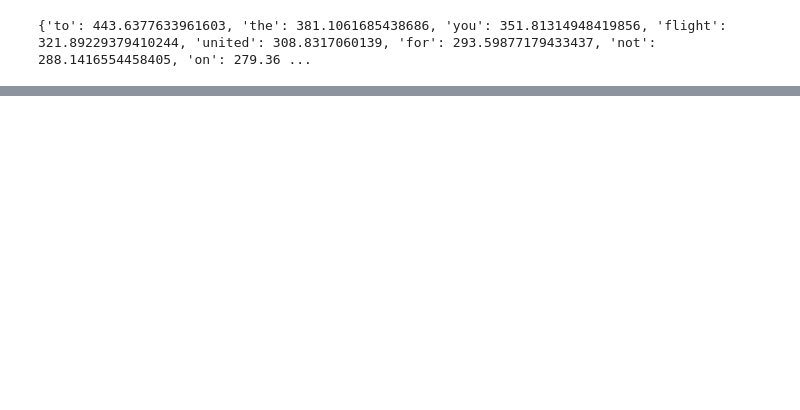
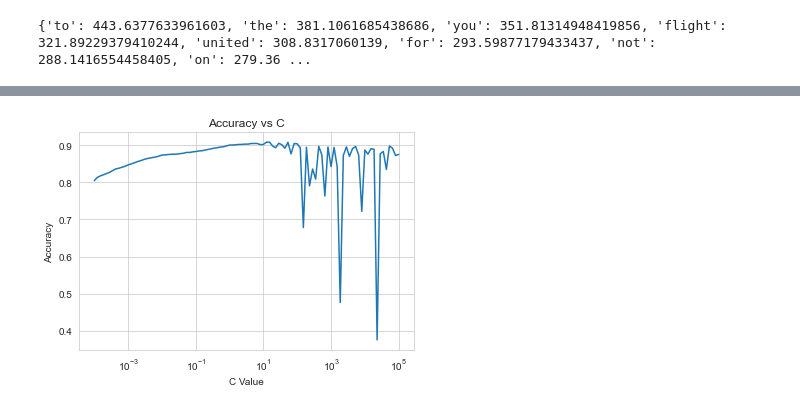
Before and after one commit to ahsun-tariq/cs-534-ia4, a Jupyter notebook: IA4 (1).ipynb, the cells around one changed output, grey strips where cells are left out. Cells and saved outputs as stored; diff of their text form; code cells hidden in the pictures; blank space fills up the shorter version.

```diff
--- a/IA4 (1).ipynb
+++ b/IA4 (1).ipynb
@@ -1071,0 +865,19 @@ c_value 7.054802310718645 score 0.9188
+# %%
+x = weighted_average_embeddings(features_train,vocab,ge,words_freq)
+# %%
+sparse_x = csr_matrix(x)
+# %%
+c_values = numpy.logspace(-4, 5, 100)
+scores = []
+best = 0
+best_c = 0
+for c_value in c_values:
+    model_train = LinearSVC(random_state=12345, C = c_value)
+    model_train.fit(sparse_x , target_train)
+    score = model_train.score(X = sparse_x , y = target_train)
+    if score > best:
+        best = score
+        best_c = c_value
+    scores.append(score)
+    print('c_value', c_value, 'score', score)
+print('best', best, 'best_c', best_c)
@@ -1071,0 +914,4 @@ c_value 7.054802310718645 score 0.9188
+# %%
+score_c(scores,c_values)
+# %% [output]
+[figure, added]
```
Also changed, not shown: parts of 47 cells of this notebook, 8 other files.
